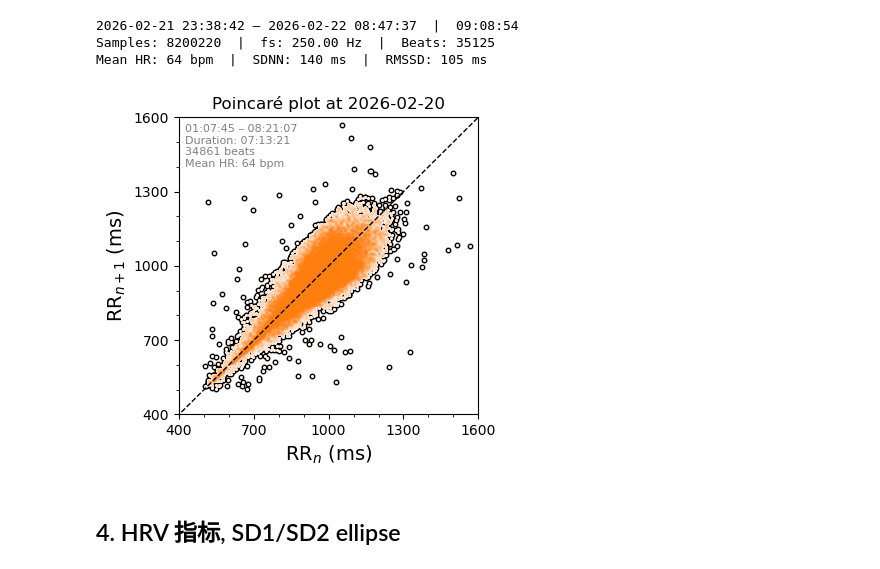
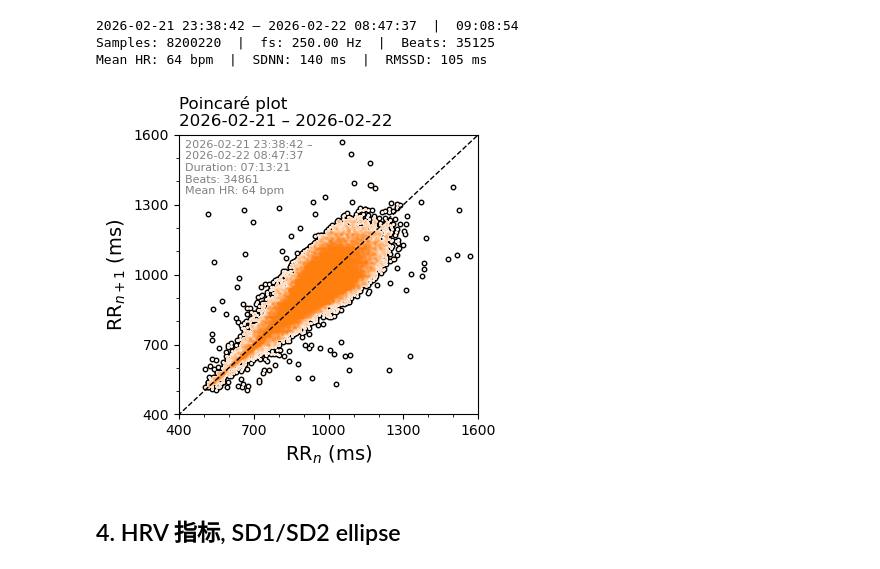
Before and after one commit to Fugueh/ECG_lab, a Jupyter notebook: rr_rough/poincare_plot/r_peak_250hz.ipynb, the cells around one changed output. Saved outputs shown, nothing was run; the diff lists cells and outputs as text; code cells hidden in the pictures.

Commit message:
Extra If-else in TITLEs in different date

```diff
--- a/rr_rough/poincare_plot/r_peak_250hz.ipynb
+++ b/rr_rough/poincare_plot/r_peak_250hz.ipynb
@@ -176,39 +176,52 @@ rr_clean = rr_s.interpolate(limit=3).dropna()
 # %%
 x = rr_clean.to_numpy() * 1000
 diag = np.linspace(200, 1600)
 
 fig = plt.figure(figsize=(4.2,4))
 ax = plt.gca()
 
 ax.scatter(x[:-1], x[1:], s=5, color="0.0", lw=2)
 ax.scatter(x[:-1], x[1:], s=5, color="1.0", lw=0)
 ax.scatter(x[:-1], x[1:], s=5, color="C1", lw=0, alpha=0.1)
 ax.plot(diag, diag, color='k', linewidth=1, linestyle='--')
 
 ax.set_xlabel("RR$_n$ (ms)", fontsize=14)
 ax.set_ylabel("RR$_{n+1}$ (ms)", fontsize=14)
-ax.set_title('Poincaré plot at 2026-02-20')
-ax.text(425, 1400,
-    '01:07:45 – 08:21:07\nDuration: 07:13:21\n'
-    f"{len(rr_clean)} beats\n"
-    f"Mean HR: {60/np.mean(rr_clean):.0f} bpm",
-    color='gray', fontsize=8
-    )
+
+begin_date, begin_time = get_dtime(ecg_beats.begin_time).split()
+end_date, end_time = get_dtime(ecg_beats.end_time).split()
+
+if begin_date == end_date:
+    ax.set_title(f"Poincaré plot at {begin_date}")
+    ax.text(425, 1400,
+        f"{begin_time} – {end_time}\nDuration: 07:13:21\n"
+        f"{len(rr_clean)} beats\n"
+        f"Mean HR: {60/np.mean(rr_clean):.0f} bpm",
+        color='gray', fontsize=8
+        )
+else:
+    ax.set_title(f"Poincaré plot\n{begin_date} – {end_date}", loc="left")
+    ax.text(425, 1345,
+        f"{begin_date} {begin_time} –\n{end_date} {end_time}\nDuration: 07:13:21\n"
+        f"Beats: {len(rr_clean)}\n"
+        f"Mean HR: {60/np.mean(rr_clean):.0f} bpm",
+        color='gray', fontsize=8
+        )
 
 ax.set_xlim(400, 1600)
 ax.set_ylim(400, 1600)
 ax.xaxis.set_major_locator(ticker.LinearLocator(5))
 ax.xaxis.set_minor_locator(ticker.MultipleLocator(100))
 ax.yaxis.set_major_locator(ticker.LinearLocator(5))
 ax.yaxis.set_minor_locator(ticker.MultipleLocator(100))
 
 plt.tight_layout()
 
 begin_time = ecg['time'].values[0]
 begin_dtime = get_dtime_nospace(begin_time)
 plt.savefig('poincare_%s.jpg'%begin_dtime, dpi=500)
 # %% [output]
-[figure, old version]
+[figure, new version]
 # %% [markdown]
 ## 4. HRV 指标, SD1/SD2 ellipse
 # %%
```
